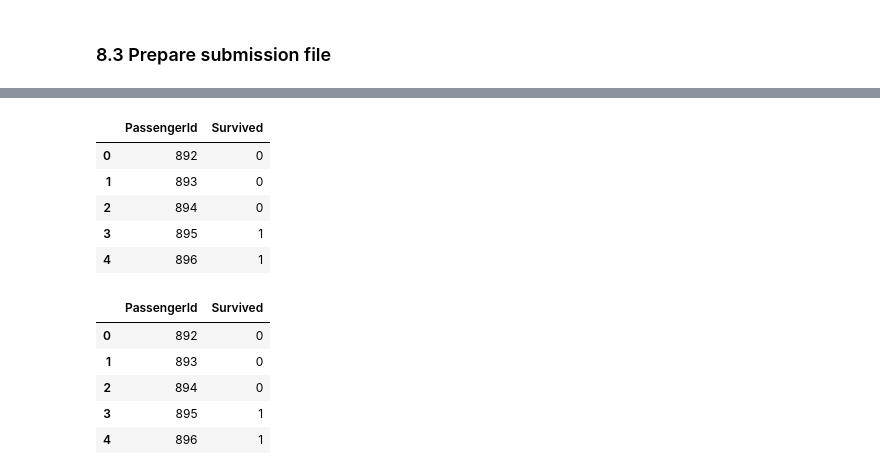
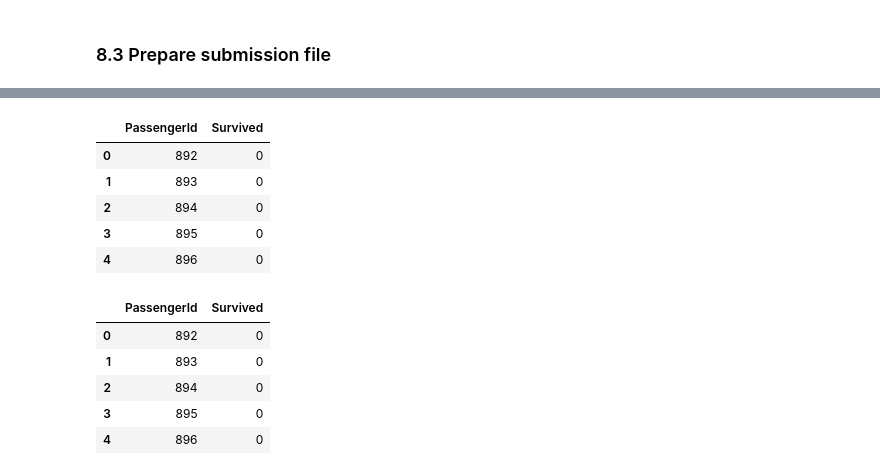
Before and after one commit to mchojna/titanic-competition, a Jupyter notebook: titanic_modeling.ipynb, the cells around one changed output, grey strips where cells are left out. Cells and saved outputs as stored; diff of their text form; code cells hidden in the pictures.

Commit message:
New models

```diff
--- a/titanic_modeling.ipynb
+++ b/titanic_modeling.ipynb
@@ -791,7 +775,7 @@ test_clean.to_csv("data/test_clean.csv", index=False)
 # %%
 test_clean = pd.read_csv("data/test_clean.csv")
 # %%
-y_pred_f1 = best_model_f1.predict(
-    test_clean[["EmbarkedQ", "Sex", "Pclass2", "Age"]]
+y_pred_rfc = best_model_rfc.predict(
+    test_clean[["Sex", "Pclass2", "Pclass3", "Pclass1", "Fare", "Age", "EmbarkedQ"]]
 )
 # %%
@@ -801,5 +789,6 @@ y_pred_acc = best_model_acc.predict(
 # %% [markdown]
 ### 8.3 Prepare submission file
 # %%
-y_pred_f1 = pd.Series(y_pred_f1, name="Survived")
-y_pred_acc = pd.Series(y_pred_acc, name="Survived")
+y_pred_rfc = pd.Series(y_pred_rfc, name="Survived")
+y_pred_svc = pd.Series(y_pred_svc, name="Survived")
+y_pred_knn = pd.Series(y_pred_knn, name="Survived")
@@ -810,10 +795,15 @@ np.int64(43)
 # %%
-titatnic_test_f1 = pd.concat(
-    [titatnic_test, y_pred_f1],
+titatnic_test_rfc = pd.concat(
+    [titatnic_test, y_pred_rfc],
     axis=1
 )
 
-titatnic_test_acc = pd.concat(
-    [titatnic_test, y_pred_acc],
+titatnic_test_svc = pd.concat(
+    [titatnic_test, y_pred_svc],
     axis=1
 )
+
+titatnic_test_knn = pd.concat(
+    [titatnic_test, y_pred_knn],
+    axis=1
+)
@@ -838,21 +810,22 @@ titatnic_test_acc.head()
 # %%
-submission_f1 = titatnic_test_f1[["PassengerId", "Survived"]]
-submission_acc = titatnic_test_acc[["PassengerId", "Survived"]]
+submission_rfc = titatnic_test_rfc[["PassengerId", "Survived"]]
+submission_svc = titatnic_test_svc[["PassengerId", "Survived"]]
+submission_knn = titatnic_test_knn[["PassengerId", "Survived"]]
 # %%
-submission_f1.head()
+submission_rfc.head()
 # %% [output]
 |  | PassengerId | Survived |
 | 0 | 892 | 0 |
 | 1 | 893 | 0 |
 | 2 | 894 | 0 |
-| 3 | 895 | 1 |
-| 4 | 896 | 1 |
+| 3 | 895 | 0 |
+| 4 | 896 | 0 |
 # %%
-submission_acc.head()
+submission_svc.head()
 # %% [output]
 |  | PassengerId | Survived |
 | 0 | 892 | 0 |
 | 1 | 893 | 0 |
 | 2 | 894 | 0 |
-| 3 | 895 | 1 |
-| 4 | 896 | 1 |
+| 3 | 895 | 0 |
+| 4 | 896 | 0 |
```
Also changed, not shown: parts of 30 cells of this notebook, 4 other files.
